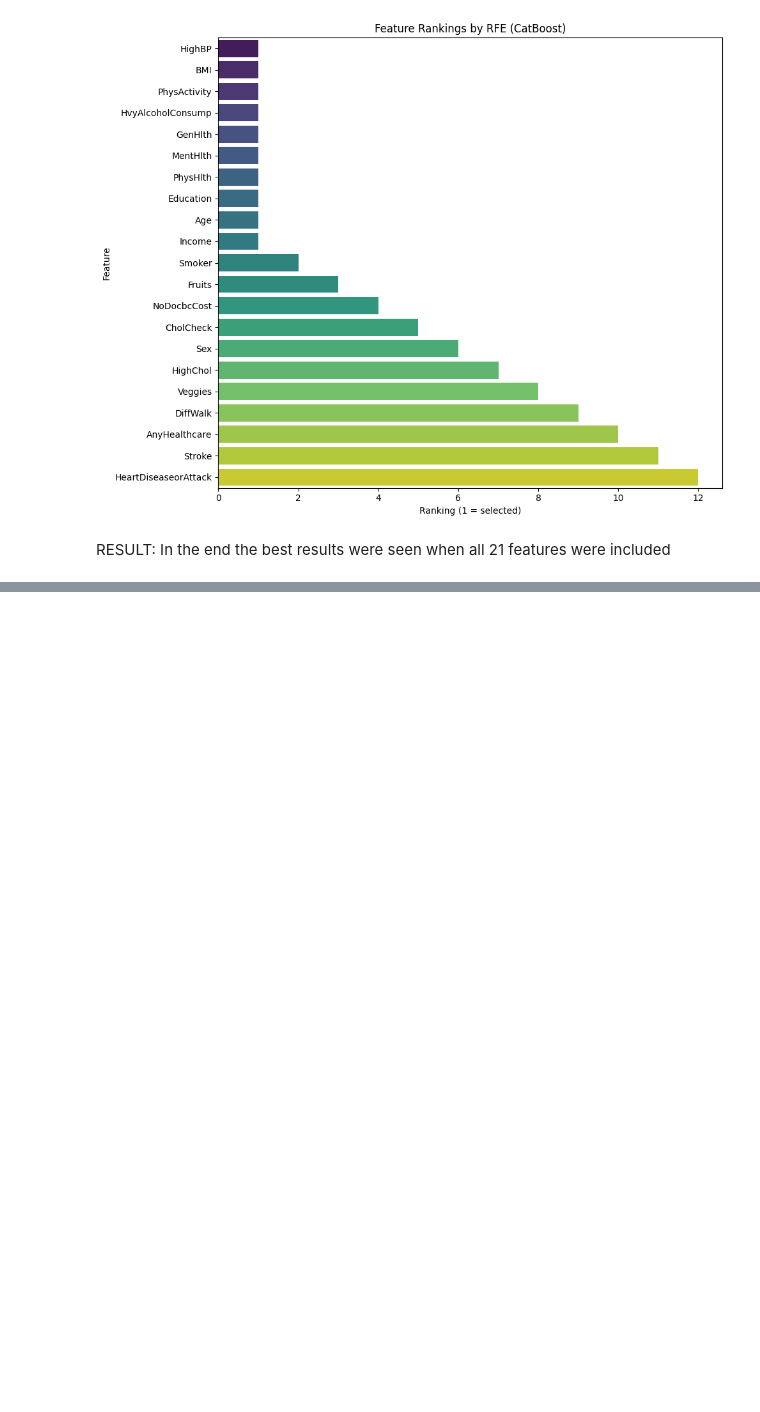
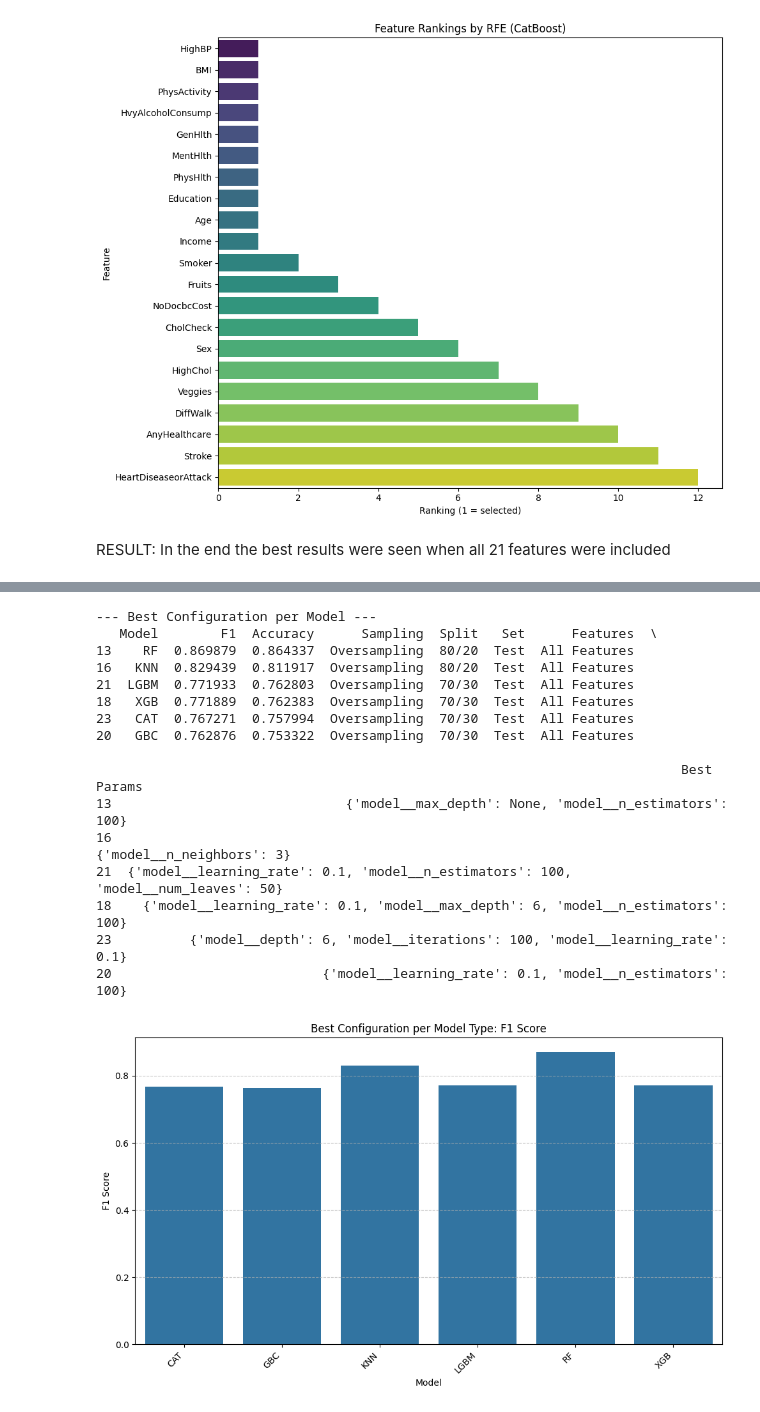
Before and after one commit to awitz23/Diabetes_prediction, a Jupyter notebook: Work_Pipeline.ipynb, the cells around one changed output, grey strips where cells are left out. Cells and saved outputs as stored; diff of their text form; code cells hidden in the pictures; blank space fills up the shorter version.

```diff
--- a/Work_Pipeline.ipynb
+++ b/Work_Pipeline.ipynb
@@ -260,0 +324,8 @@ RESULT: In the end the best results were seen when all 21 features were included
+# %%
+# --- Preprocessing Pipeline ---
+ordinal_encoder = OrdinalEncoder()
+scaler = StandardScaler()
+preprocessor = ColumnTransformer([
+    ('ordinal', ordinal_encoder, ordinal_features),
+    ('ratio', scaler, ratio_features)
+], remainder='passthrough')
@@ -260,0 +511,43 @@ RESULT: In the end the best results were seen when all 21 features were included
+# %%
+# Select best performing model per type (highest F1)
+pd.set_option('display.max_colwidth', None)
+# Select best performing model per type (highest F1)
+best_per_model = results_test_df.loc[results_test_df.groupby("Model")["F1"].idxmax()].copy()
+
+columns_to_show = [
+    "Model", "F1", "Accuracy", "Sampling", "Split", "Set", "Features", "Best Params"
+]
+
+# --- Prevent truncation of long dictionary outputs ---
+pd.set_option('display.max_colwidth', None)
+
+print("\n--- Best Configuration per Model ---")
+print(best_per_model[columns_to_show].sort_values(by="F1", ascending=False))
+
+# Use bar plot to visualize the best F1 scores
+plt.figure(figsize=(10, 6))
+sns.barplot(data=best_per_model, x='Model', y='F1')
+plt.title('Best Configuration per Model Type: F1 Score')
+plt.ylabel('F1 Score')
+plt.xticks(rotation=45, ha='right')
+plt.grid(True, axis='y', linestyle='--', alpha=0.7)
+plt.tight_layout()
+plt.show()
+# %% [output]
+--- Best Configuration per Model ---
+   Model        F1  Accuracy      Sampling  Split   Set      Features  \
+13    RF  0.869879  0.864337  Oversampling  80/20  Test  All Features
+16   KNN  0.829439  0.811917  Oversampling  80/20  Test  All Features
+21  LGBM  0.771933  0.762803  Oversampling  70/30  Test  All Features
+18   XGB  0.771889  0.762383  Oversampling  70/30  Test  All Features
+23   CAT  0.767271  0.757994  Oversampling  70/30  Test  All Features
+20   GBC  0.762876  0.753322  Oversampling  70/30  Test  All Features
+
+                                                                           Best Params
+13                              {'model__max_depth': None, 'model__n_estimators': 100}
+16                                                           {'model__n_neighbors': 3}
+21  {'model__learning_rate': 0.1, 'model__n_estimators': 100, 'model__num_leaves': 50}
+18    {'model__learning_rate': 0.1, 'model__max_depth': 6, 'model__n_estimators': 100}
+23          {'model__depth': 6, 'model__iterations': 100, 'model__learning_rate': 0.1}
+20                           {'model__learning_rate': 0.1, 'model__n_estimators': 100}
+[figure, added]
```
Also changed, not shown: parts of 13 cells of this notebook.
